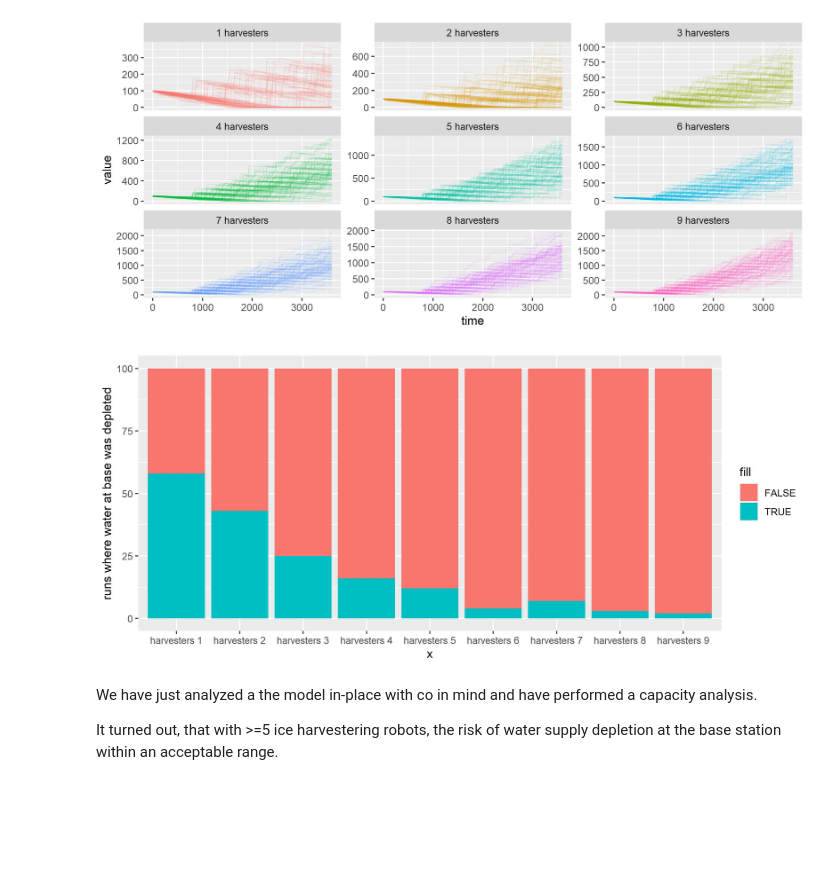
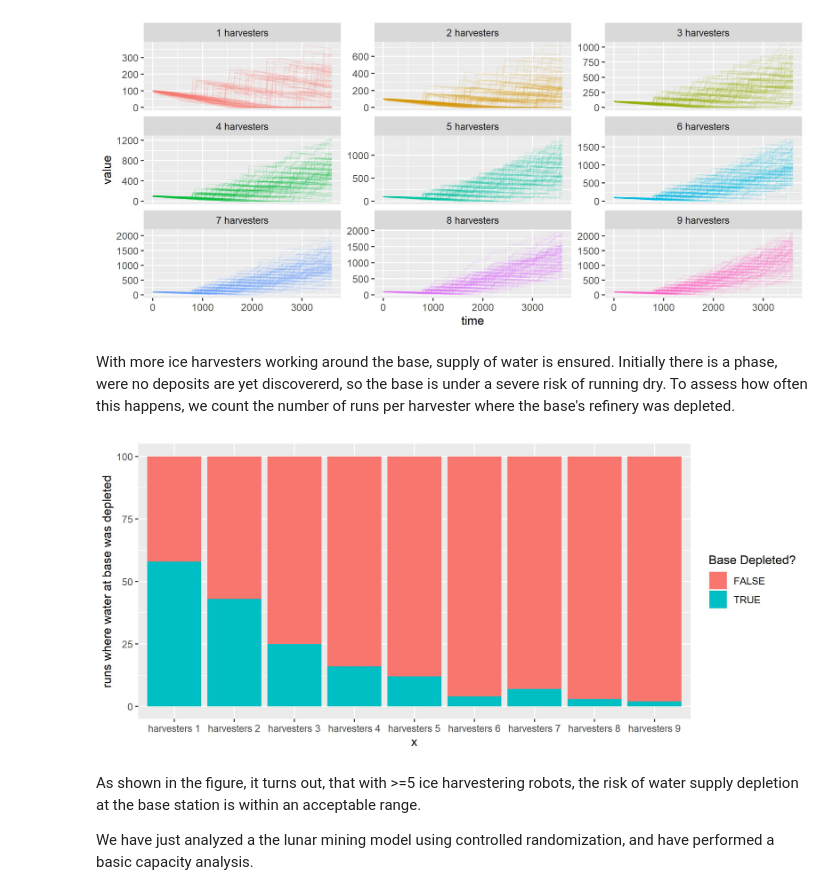
Before and after one commit to holgerbrandl/kalasim, a Jupyter notebook: docs/userguide/docs/animation/lunar_mining.ipynb, the cells around one changed output. Saved outputs shown, nothing was run; the diff lists cells and outputs as text; code cells hidden in the pictures; blank space fills up the shorter version.

Commit message:
Updated lunar-mining article

```diff
--- a/docs/userguide/docs/animation/lunar_mining.ipynb
+++ b/docs/userguide/docs/animation/lunar_mining.ipynb
@@ -133,17 +132,21 @@ waterSupply
     .guides(color=LegendType.none)
 # %% [output]
 [figure]
+# %% [markdown]
+With more ice harvesters working around the base, supply of water is ensured. Initially there is a phase, were no deposits are yet discovererd, so the base is under a severe risk of running dry. To assess how often this happens, we count the number of runs per harvester where the base's refinery was depleted.
 # %%
 sims
     .withIndex().map { (idx, sim) ->
     ("harvesters "+ sim.harvesters.size) to sim.base.refinery.levelTimeline.statistics().min
-}.plot(x={ first}, fill={second==0.0}).geomBar().yLabel("runs where water at base was depleted").guides(fill = LegendType())
+}.plot(x={ first}, fill={second==0.0})
+    .geomBar()
+    .labs(y="runs where water at base was depleted", fill = "Base Depleted?")
 # %% [output]
-[figure, old version]
+[figure, new version]
 # %% [markdown]
-We have just analyzed a the model in-place with co in mind and have performed a capacity analysis.
+As shown in the figure, it turns out, that with >=5 ice harvestering robots, the risk of water supply depletion at the base station is within an acceptable range.
 
-It turned out, that with >=5 ice harvestering robots, the risk of water supply depletion at the base station within an  acceptable range.
+We have just analyzed a the lunar mining model using controlled randomization, and have performed a basic capacity analysis.
 # %% [markdown]
 ## Exercise: Maintenance Module
 
```
Also changed, not shown: parts of 10 cells of this notebook, 2 other files.
